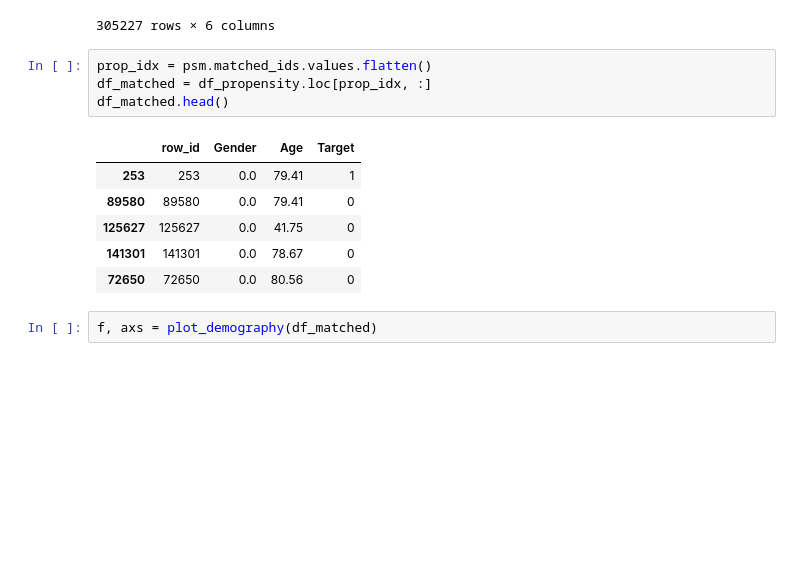
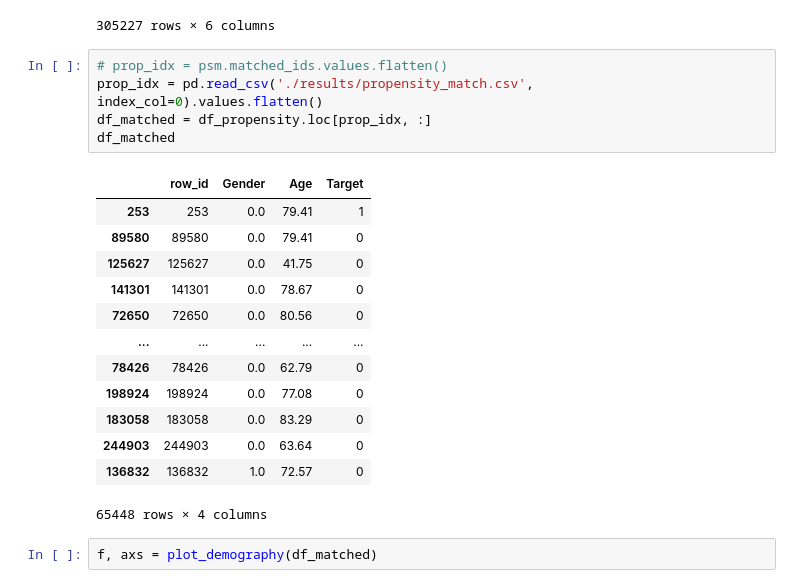
Before and after one commit to pimorandi/MIS_in_ED_admissions, a Jupyter notebook: Preprocessing.ipynb, the cells around one changed output. Cells and saved outputs as stored; diff of their text form; blank space fills up the shorter version.

```diff
--- a/Preprocessing.ipynb
+++ b/Preprocessing.ipynb
@@ -79,16 +80,24 @@ psm.predicted_data
 | 305226 | 305108 | 0.0 | 67.69 | 0.002715 | -5.906223 | 1 |
 305227 rows × 6 columns
 # %%
-prop_idx = psm.matched_ids.values.flatten()
+# prop_idx = psm.matched_ids.values.flatten()
+prop_idx = pd.read_csv('./results/propensity_match.csv', index_col=0).values.flatten()
 df_matched = df_propensity.loc[prop_idx, :]
-df_matched.head()
+df_matched
 # %% [output]
 |  | row_id | Gender | Age | Target |
 | 253 | 253 | 0.0 | 79.41 | 1 |
 | 89580 | 89580 | 0.0 | 79.41 | 0 |
 | 125627 | 125627 | 0.0 | 41.75 | 0 |
 | 141301 | 141301 | 0.0 | 78.67 | 0 |
 | 72650 | 72650 | 0.0 | 80.56 | 0 |
+| ... | ... | ... | ... | ... |
+| 78426 | 78426 | 0.0 | 62.79 | 0 |
+| 198924 | 198924 | 0.0 | 77.08 | 0 |
+| 183058 | 183058 | 0.0 | 83.29 | 0 |
+| 244903 | 244903 | 0.0 | 63.64 | 0 |
+| 136832 | 136832 | 1.0 | 72.57 | 0 |
+65448 rows × 4 columns
 # %%
 f, axs = plot_demography(df_matched)
 # %% [output]
```
Also changed, not shown: parts of 2 cells of this notebook.
